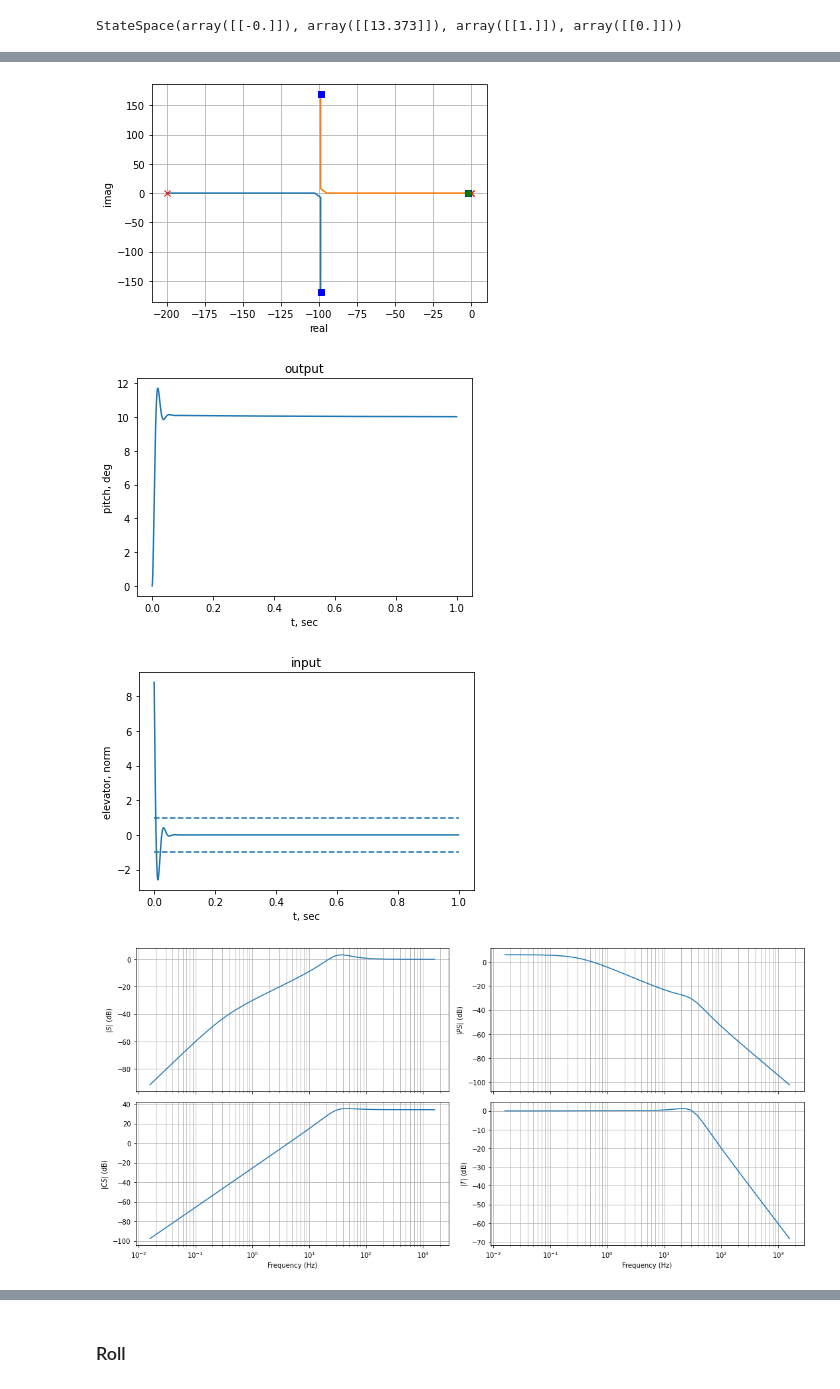
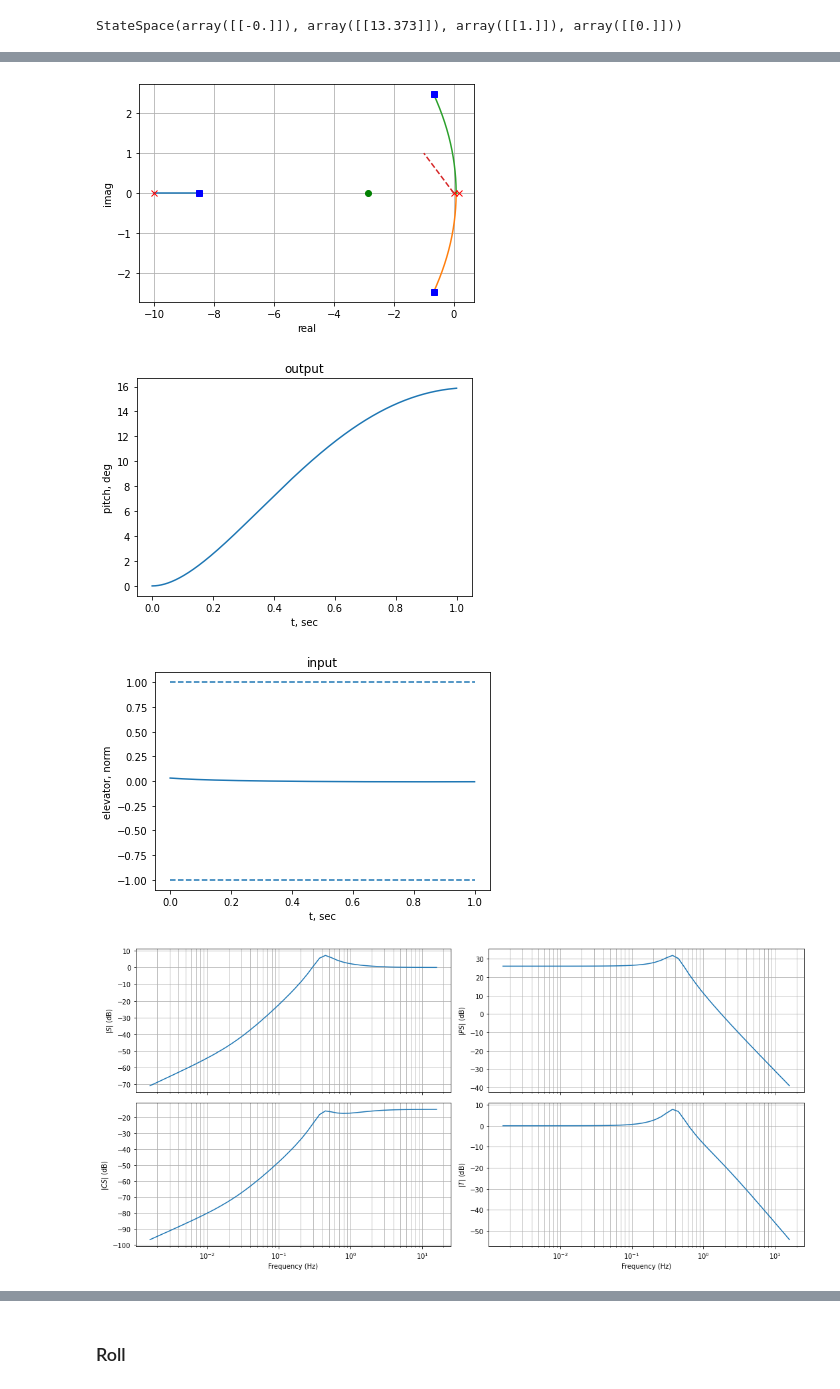
Before and after one commit to howardtja/451Notes, a Jupyter notebook: Trim.ipynb, the cells around one changed output, grey strips where cells are left out. Cells and saved outputs as stored; diff of their text form; code cells hidden in the pictures.

```diff
--- a/Trim.ipynb
+++ b/Trim.ipynb
@@ -445,7 +477,7 @@ sys
 # %% [output]
 StateSpace(array([[-0.]]), array([[13.373]]), array([[1.]]), array([[0.]]))
 # %%
-H_elev_to_pitch = 0.5*(s/2*(1/(s/200+1))+1)
+H_elev_to_pitch = 0.05*(s/2*(0.5/(s/10+1))+1)
 
 plt.figure()
 rootlocus(G_elev_to_pitch*H_elev_to_pitch)
@@ -498,4 +530,4 @@ control.margin(Gc_elev_to_pitch)
-[figure, old version]
+[figure, new version]
-[figure, old version]
+[figure, new version]
-[figure, old version]
+[figure, new version]
-[figure, old version]
+[figure, new version]
```
Also changed, not shown: parts of 12 cells of this notebook.
